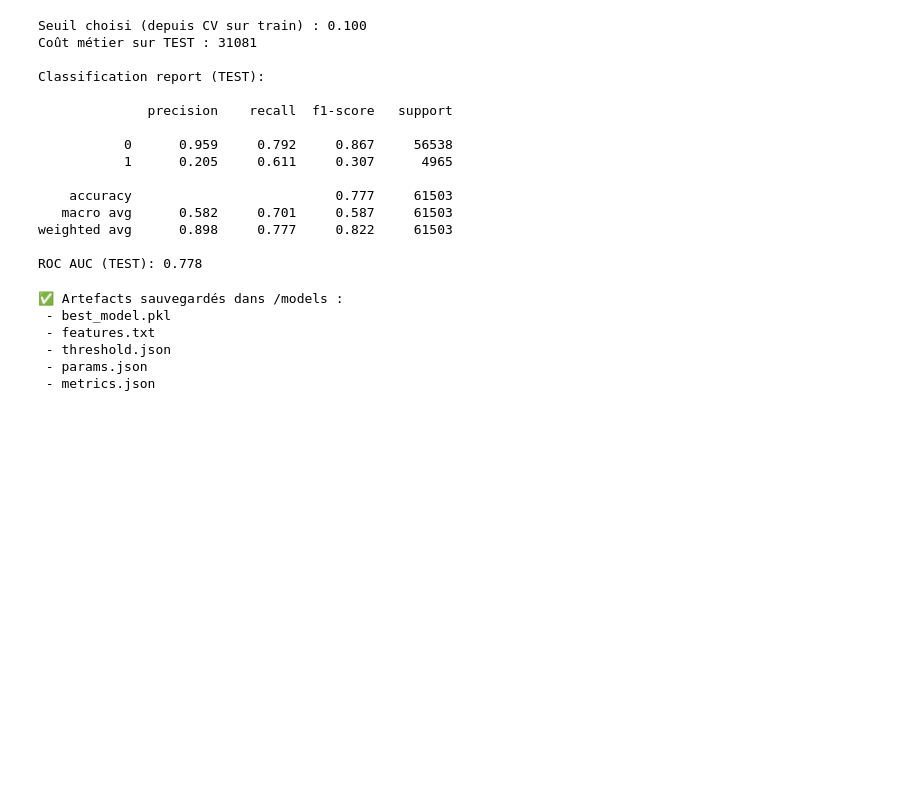
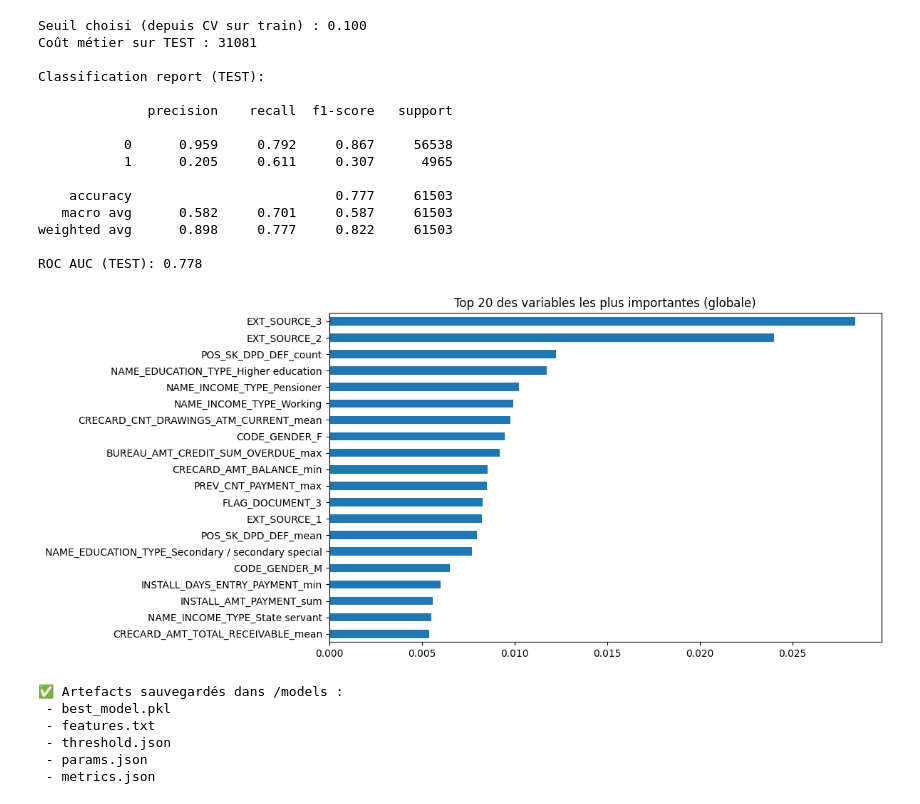
Before and after one commit to Vagaboss/Projet-8-MLOPS2, a Jupyter notebook: notebook/dupli.ipynb, the cells around one changed output. Cells and saved outputs as stored; diff of their text form; code cells hidden in the pictures; blank space fills up the shorter version.

```diff
--- a/notebook/dupli.ipynb
+++ b/notebook/dupli.ipynb
@@ -197,6 +197,16 @@ Classification report (TEST):
 weighted avg      0.898     0.777     0.822     61503
 
 ROC AUC (TEST): 0.778
+# %%
+importances = pd.Series(best_model.feature_importances_, index=X_train.columns)
+importances_sorted = importances.sort_values(ascending=False)
+plt.figure(figsize=(10, 6))
+importances_sorted.head(20).plot(kind='barh')
+plt.title("Top 20 des variables les plus importantes (globale)")
+plt.gca().invert_yaxis()
+plt.show()
+# %% [output]
+[figure, added]
 # %%
 # ---------- Persistance des artefacts ----------
 from pathlib import Path
```
Also changed, not shown: parts of 1 cell of this notebook.
